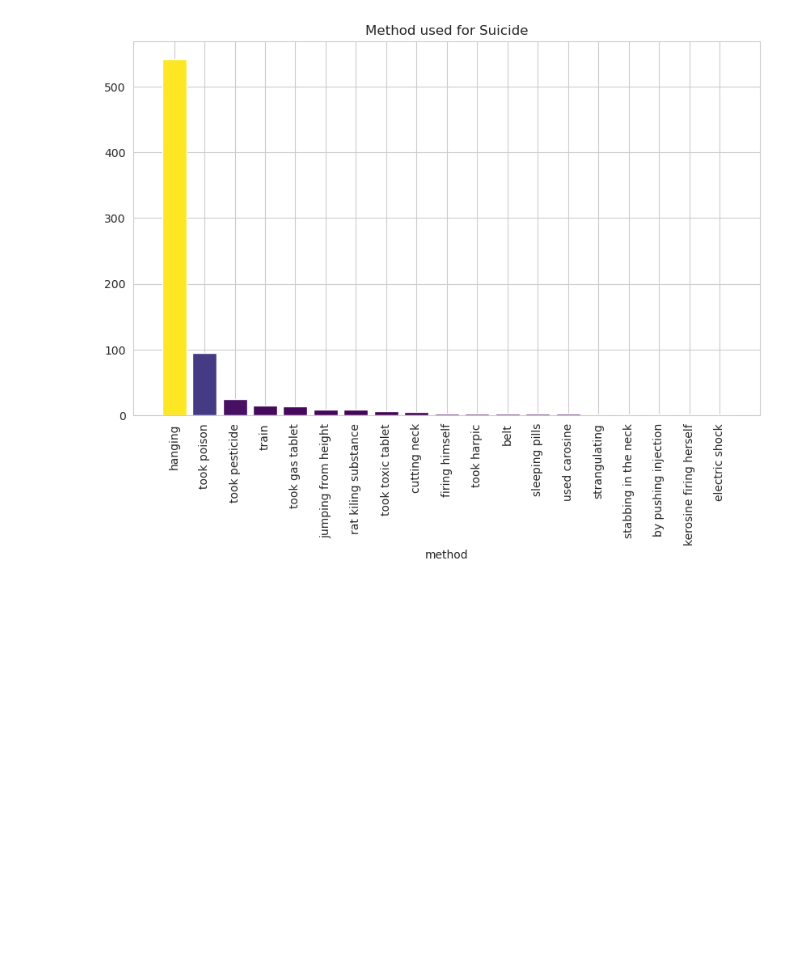
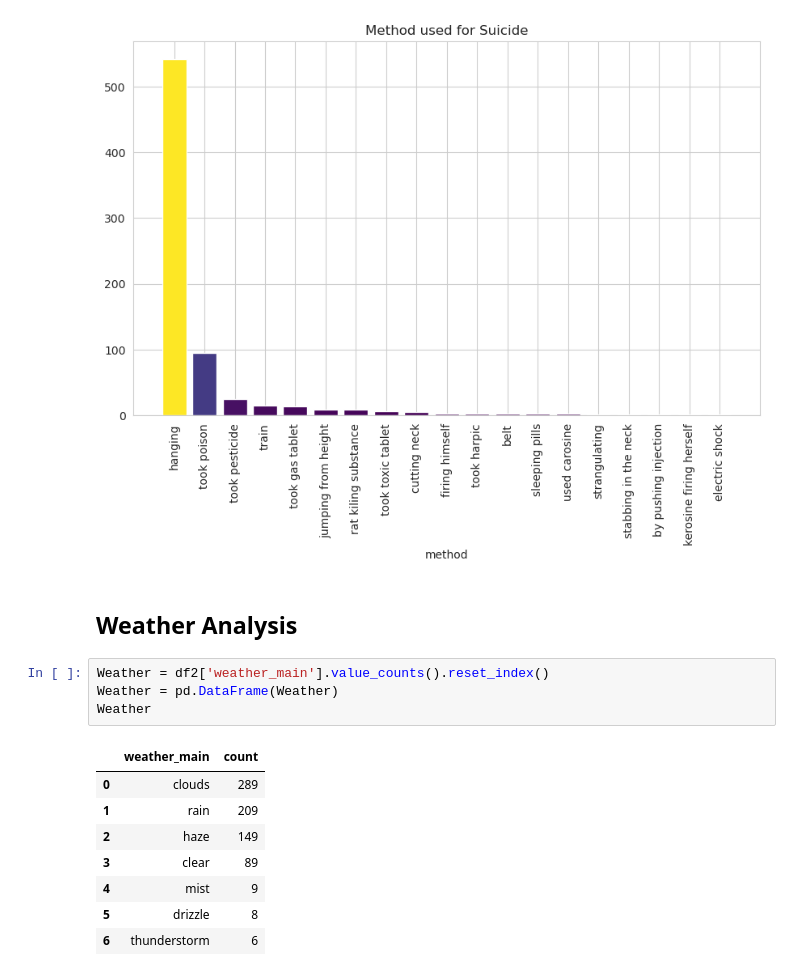
Before and after one commit to rahad404/Bangladesh-Suicide-Analysis, a Jupyter notebook: bd_suicide.ipynb, the cells around one changed output. Saved outputs shown, nothing was run; the diff lists cells and outputs as text; blank space fills up the shorter version.

```diff
--- a/bd_suicide.ipynb
+++ b/bd_suicide.ipynb
@@ -462,3 +462,18 @@ plt.title('Method used for Suicide')
 plt.show()
 # %% [output]
 [figure]
+# %% [markdown]
+## Weather Analysis
+# %%
+Weather = df2['weather_main'].value_counts().reset_index()
+Weather = pd.DataFrame(Weather)
+Weather
+# %% [output]
+|  | weather_main | count |
+| 0 | clouds | 289 |
+| 1 | rain | 209 |
+| 2 | haze | 149 |
+| 3 | clear | 89 |
+| 4 | mist | 9 |
+| 5 | drizzle | 8 |
+| 6 | thunderstorm | 6 |
```
Also changed, not shown: parts of 8 cells of this notebook, 1 other file.
